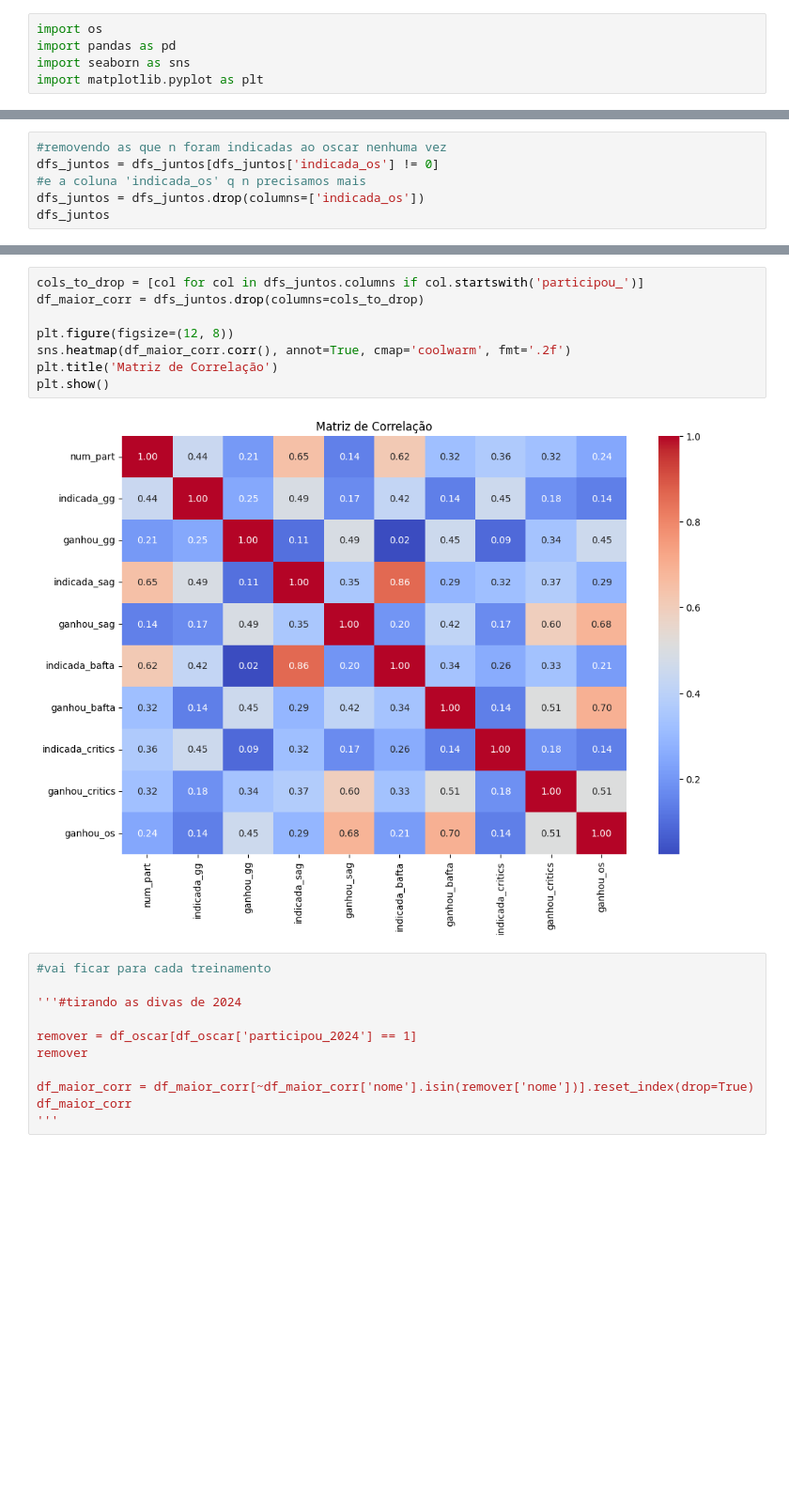
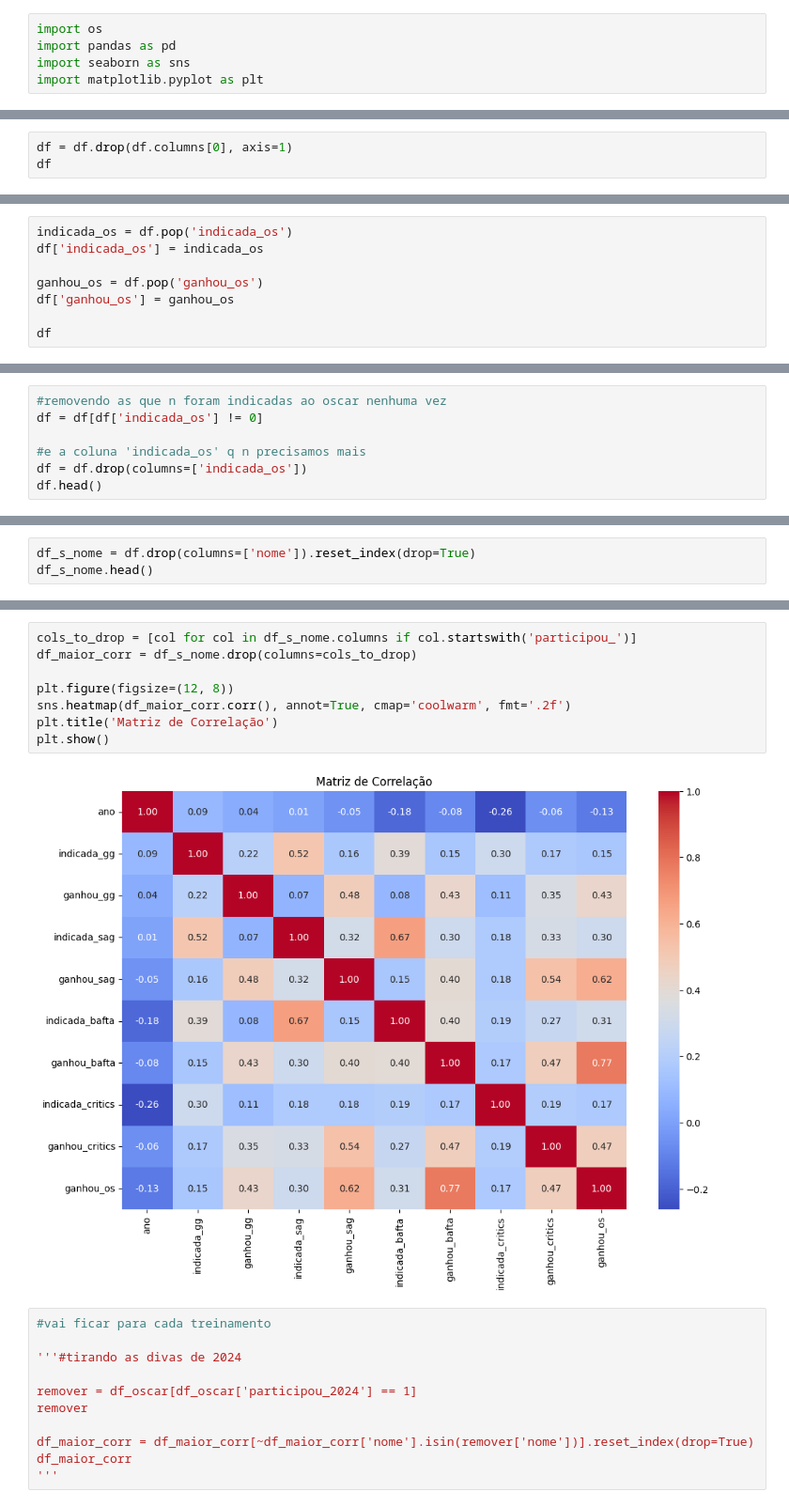
Before and after one commit to JamboTechUFPB/oscar-prediction, a Jupyter notebook: analise.ipynb, the cells around one changed output, grey strips where cells are left out. Shown at 94% size. Cells and saved outputs as stored; diff of their text form; blank space fills up the shorter version.

```diff
--- a/analise.ipynb
+++ b/analise.ipynb
@@ -139,0 +8,3 @@ Quantas atrizes 'ganhou_os': 8
+# %%
+df = df.drop(df.columns[0], axis=1)
+df
@@ -139,0 +29,8 @@ Quantas atrizes 'ganhou_os': 8
+# %%
+indicada_os = df.pop('indicada_os')
+df['indicada_os'] = indicada_os
+
+ganhou_os = df.pop('ganhou_os')
+df['ganhou_os'] = ganhou_os
+
+df
@@ -140,7 +51,8 @@ Quantas atrizes 'ganhou_os': 8
 # %%
 #removendo as que n foram indicadas ao oscar nenhuma vez
-dfs_juntos = dfs_juntos[dfs_juntos['indicada_os'] != 0]
+df = df[df['indicada_os'] != 0]
+
 #e a coluna 'indicada_os' q n precisamos mais
-dfs_juntos = dfs_juntos.drop(columns=['indicada_os'])
-dfs_juntos
+df = df.drop(columns=['indicada_os'])
+df.head()
 # %% [output]
@@ -165,0 +65,3 @@ dfs_juntos
+# %%
+df_s_nome = df.drop(columns=['nome']).reset_index(drop=True)
+df_s_nome.head()
@@ -205,13 +107,13 @@ plt.show()
 # %%
-cols_to_drop = [col for col in dfs_juntos.columns if col.startswith('participou_')]
-df_maior_corr = dfs_juntos.drop(columns=cols_to_drop)
+cols_to_drop = [col for col in df_s_nome.columns if col.startswith('participou_')]
+df_maior_corr = df_s_nome.drop(columns=cols_to_drop)
 
 plt.figure(figsize=(12, 8))
 sns.heatmap(df_maior_corr.corr(), annot=True, cmap='coolwarm', fmt='.2f')
 plt.title('Matriz de Correlação')
 plt.show()
 # %% [output]
-[figure, old version]
+[figure, new version]
 # %%
 #vai ficar para cada treinamento
 
```
Also changed, not shown: parts of 19 cells of this notebook, 3 other files.
